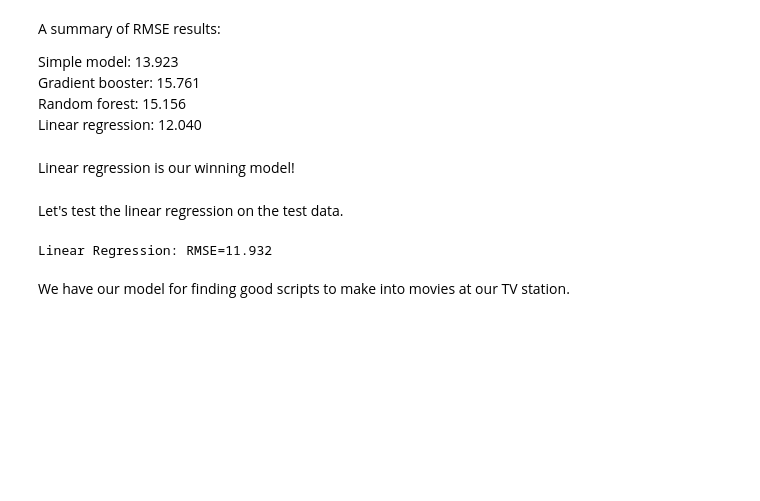
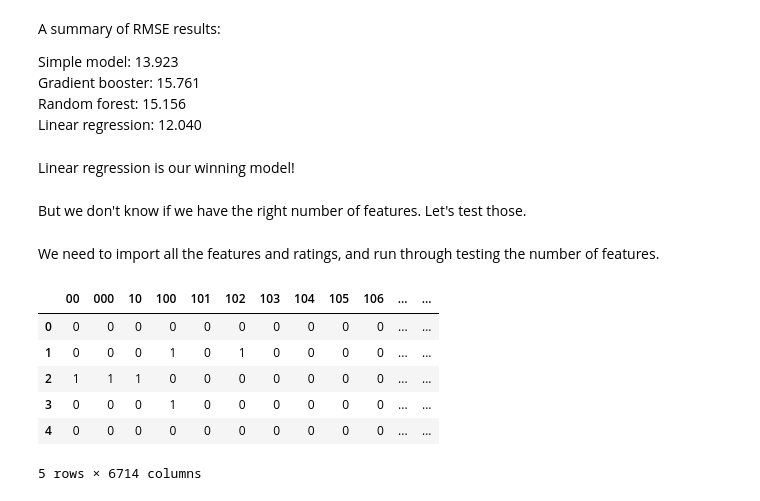
Before and after one commit to cda913/Capstone, a Jupyter notebook: C_Aitkin_Capstone_Modeling.ipynb, the cells around one changed output. Saved outputs shown, nothing was run; the diff lists cells and outputs as text; code cells hidden in the pictures; blank space fills up the shorter version.

Commit message:
Add files via upload
Updated modeling notebook

```diff
--- a/C_Aitkin_Capstone_Modeling.ipynb
+++ b/C_Aitkin_Capstone_Modeling.ipynb
@@ -310,16 +310,18 @@ Linear regression: 12.040
 # %% [markdown]
 Linear regression is our winning model!
 # %% [markdown]
-Let's test the linear regression on the test data.
+But we don't know if we have the right number of features. Let's test those.
-# %%
-lr.fit(X_train,y_train)
-
-y_pred_lr = lr.predict(X_te)
-
-rm = rmse(y_te, y_pred_lr)
-
-print('Linear Regression: RMSE=%.3f' % (rm))
-# %% [output]
-Linear Regression: RMSE=11.932
 # %% [markdown]
-We have our model for finding good scripts to make into movies at our TV station.
+We need to import all the features and ratings, and run through testing the number of features.
+# %%
+ratingsScriptsMLfull = pd.read_csv('ratingsAndBagOfWords.csv')
+ratingsScriptsMLfull.drop('Unnamed: 0',axis = 1, inplace = True)
+ratingsScriptsMLfull.head()
+# %% [output]
+|  | 00 | 000 | 10 | 100 | 101 | 102 | 103 | 104 | 105 | 106 | ... | ... |
+| 0 | 0 | 0 | 0 | 0 | 0 | 0 | 0 | 0 | 0 | 0 | ... | ... |
+| 1 | 0 | 0 | 0 | 1 | 0 | 1 | 0 | 0 | 0 | 0 | ... | ... |
+| 2 | 1 | 1 | 1 | 0 | 0 | 0 | 0 | 0 | 0 | 0 | ... | ... |
+| 3 | 0 | 0 | 0 | 1 | 0 | 0 | 0 | 0 | 0 | 0 | ... | ... |
+| 4 | 0 | 0 | 0 | 0 | 0 | 0 | 0 | 0 | 0 | 0 | ... | ... |
+5 rows × 6714 columns
```
Also changed, not shown: parts of 18 cells of this notebook.
